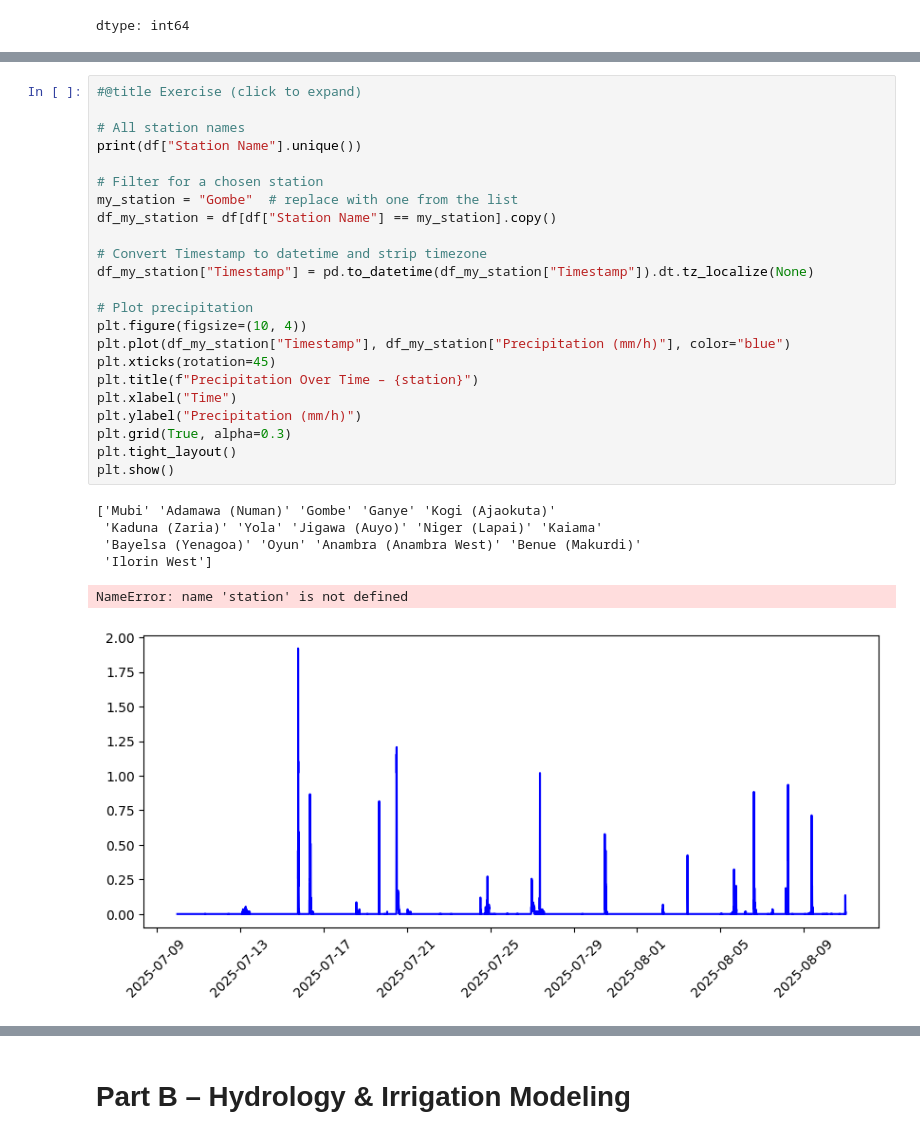
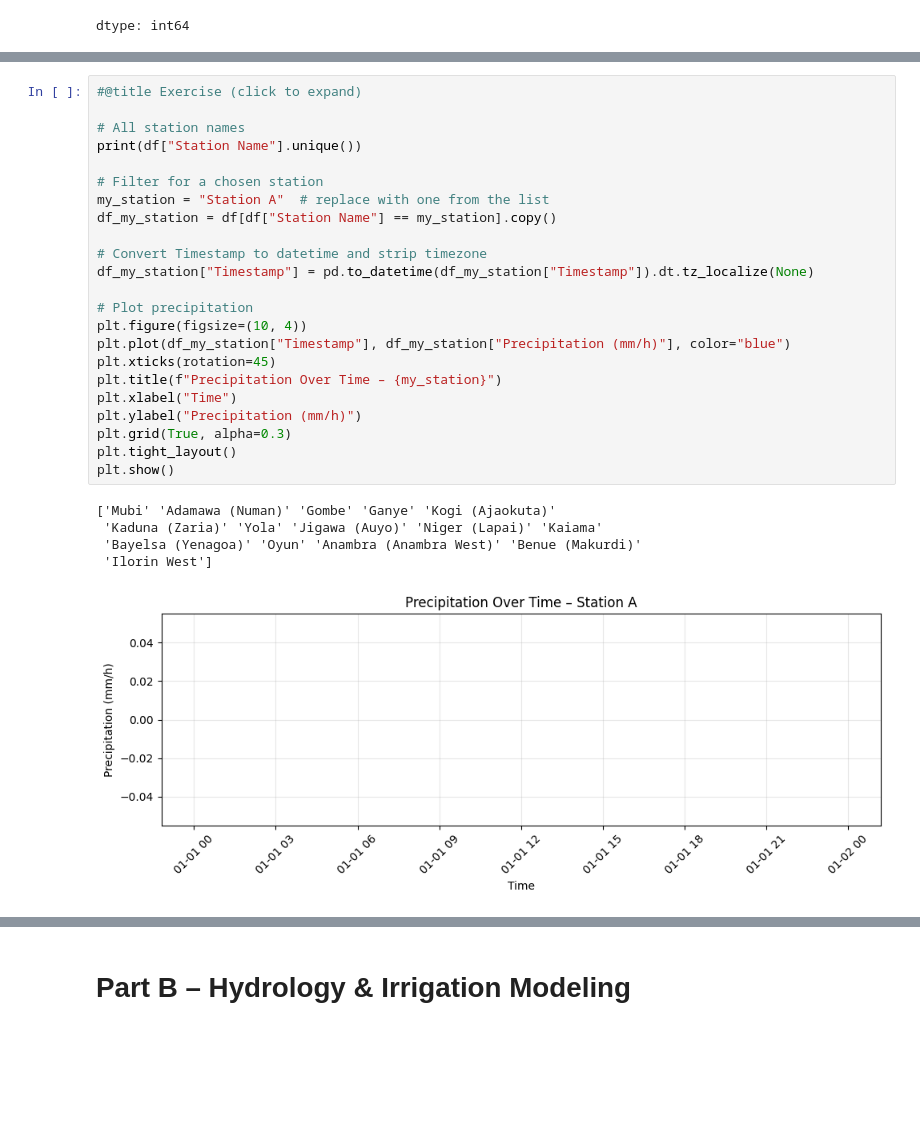
Before and after one commit to iamoah11/irrigation-modeling, a Jupyter notebook: Part 2 eto_etc.ipynb, the cells around one changed output, grey strips where cells are left out. Drawn from its saved outputs; the diff is of its cells as text; blank space fills up the shorter version.

```diff
--- a/Part 2 eto_etc.ipynb
+++ b/Part 2 eto_etc.ipynb
@@ -326,30 +325,29 @@ plt.show()
 # %%
 #@title Exercise (click to expand)
 
 # All station names
 print(df["Station Name"].unique())
 
 # Filter for a chosen station
-my_station = "Gombe"  # replace with one from the list
+my_station = "Station A"  # replace with one from the list
 df_my_station = df[df["Station Name"] == my_station].copy()
 
 # Convert Timestamp to datetime and strip timezone
 df_my_station["Timestamp"] = pd.to_datetime(df_my_station["Timestamp"]).dt.tz_localize(None)
 
 # Plot precipitation
 plt.figure(figsize=(10, 4))
 plt.plot(df_my_station["Timestamp"], df_my_station["Precipitation (mm/h)"], color="blue")
 plt.xticks(rotation=45)
-plt.title(f"Precipitation Over Time – {station}")
+plt.title(f"Precipitation Over Time – {my_station}")
 plt.xlabel("Time")
 plt.ylabel("Precipitation (mm/h)")
 plt.grid(True, alpha=0.3)
 plt.tight_layout()
 plt.show()
 # %% [output]
 ['Mubi' 'Adamawa (Numan)' 'Gombe' 'Ganye' 'Kogi (Ajaokuta)'
  'Kaduna (Zaria)' 'Yola' 'Jigawa (Auyo)' 'Niger (Lapai)' 'Kaiama'
  'Bayelsa (Yenagoa)' 'Oyun' 'Anambra (Anambra West)' 'Benue (Makurdi)'
  'Ilorin West']
-NameError: name 'station' is not defined
-[figure, old version]
+[figure, new version]
```
Also changed, not shown: parts of 17 cells of this notebook.
